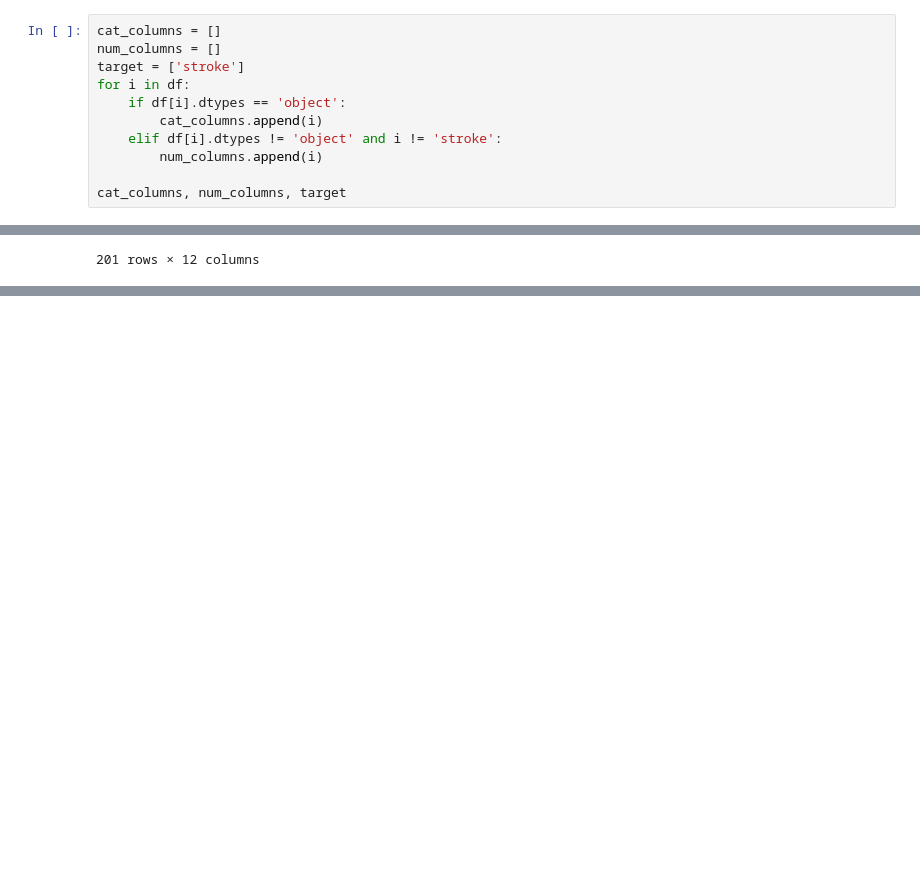
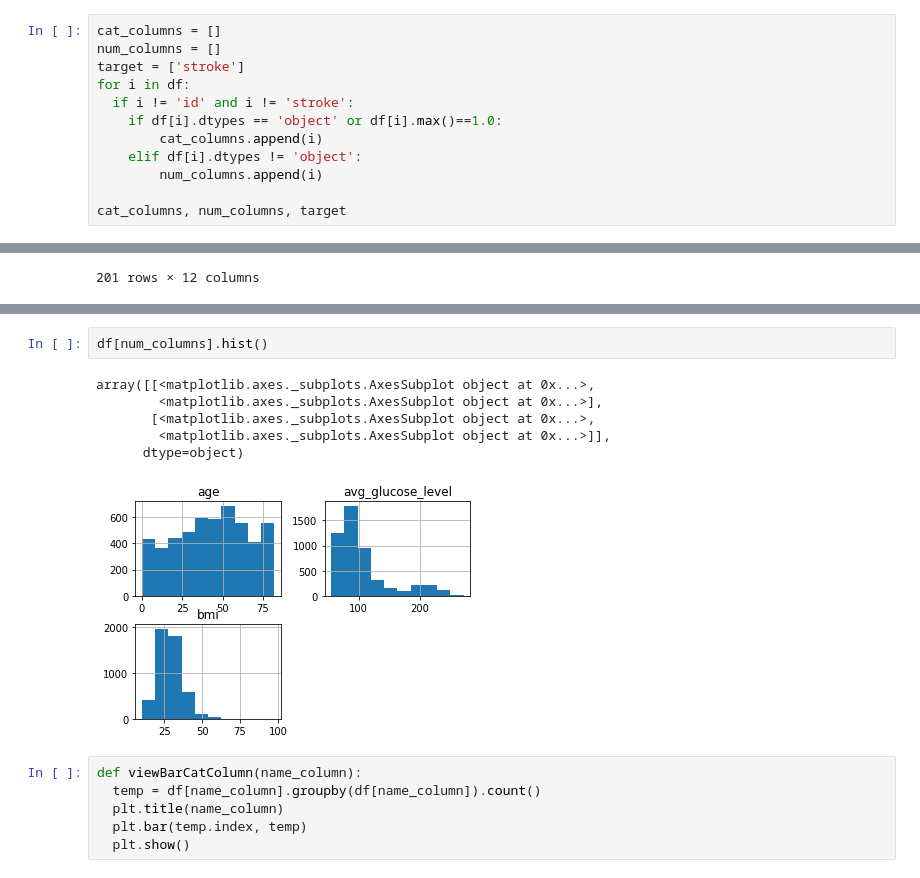
Before and after one commit to mraihanfs/strokePrediction, a Jupyter notebook: Capstone Project .ipynb, the cells around one changed output, grey strips where cells are left out. Drawn from its saved outputs; the diff is of its cells as text; blank space fills up the shorter version.

```diff
--- a/Capstone Project .ipynb
+++ b/Capstone Project .ipynb
@@ -61,9 +65,10 @@ cat_columns = []
 num_columns = []
 target = ['stroke']
 for i in df:
-    if df[i].dtypes == 'object':
+  if i != 'id' and i != 'stroke':
+    if df[i].dtypes == 'object' or df[i].max()==1.0:
         cat_columns.append(i)
-    elif df[i].dtypes != 'object' and i != 'stroke':
+    elif df[i].dtypes != 'object':
         num_columns.append(i)
 
 cat_columns, num_columns, target
@@ -158,0 +235,15 @@ df[df.isna().any(axis=1)]
+# %%
+df[num_columns].hist()
+# %% [output]
+array([[<matplotlib.axes._subplots.AxesSubplot object at 0x...>,
+        <matplotlib.axes._subplots.AxesSubplot object at 0x...>],
+       [<matplotlib.axes._subplots.AxesSubplot object at 0x...>,
+        <matplotlib.axes._subplots.AxesSubplot object at 0x...>]],
+      dtype=object)
+[figure, added]
+# %%
+def viewBarCatColumn(name_column):
+  temp = df[name_column].groupby(df[name_column]).count()
+  plt.title(name_column)
+  plt.bar(temp.index, temp)
+  plt.show()
```
Also changed, not shown: parts of 41 cells of this notebook.
